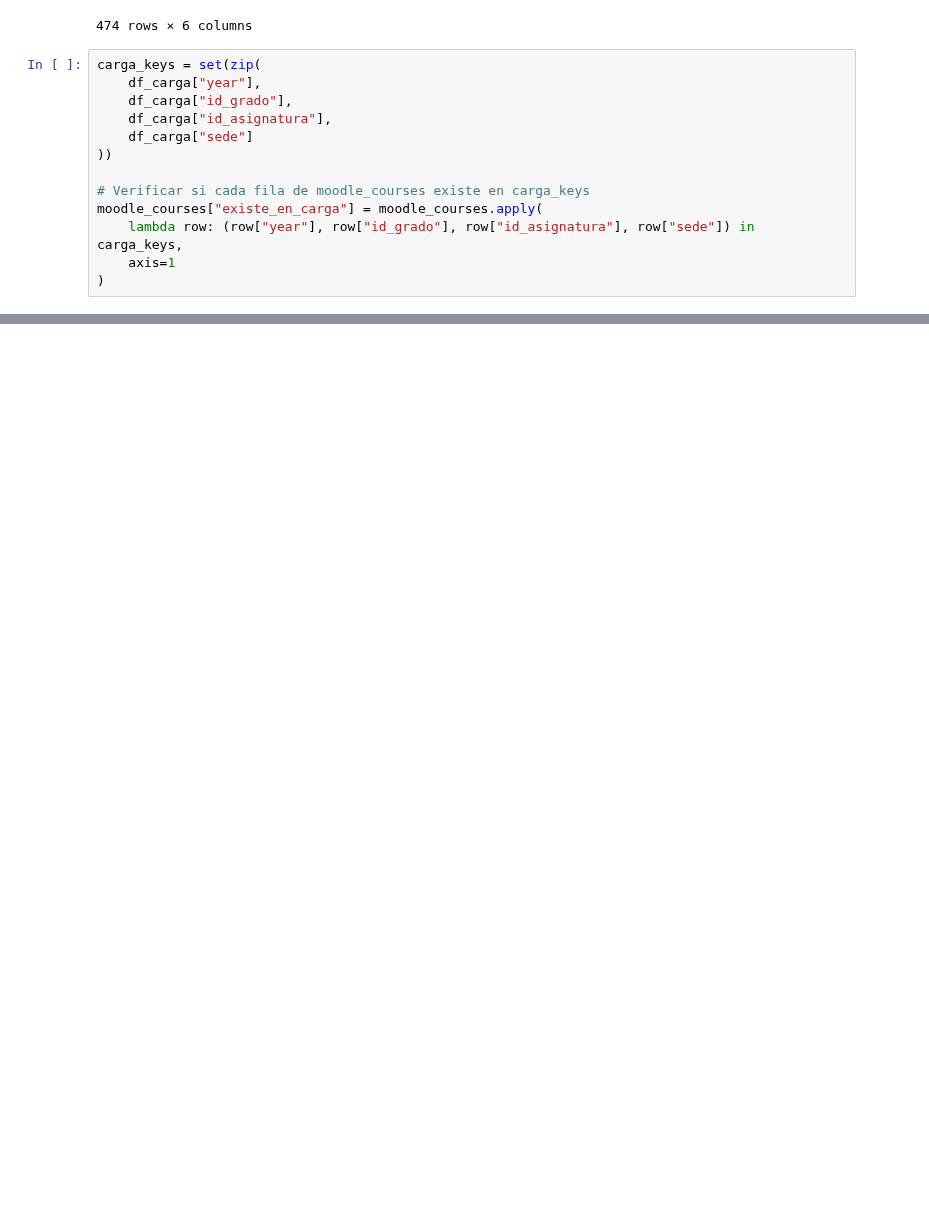
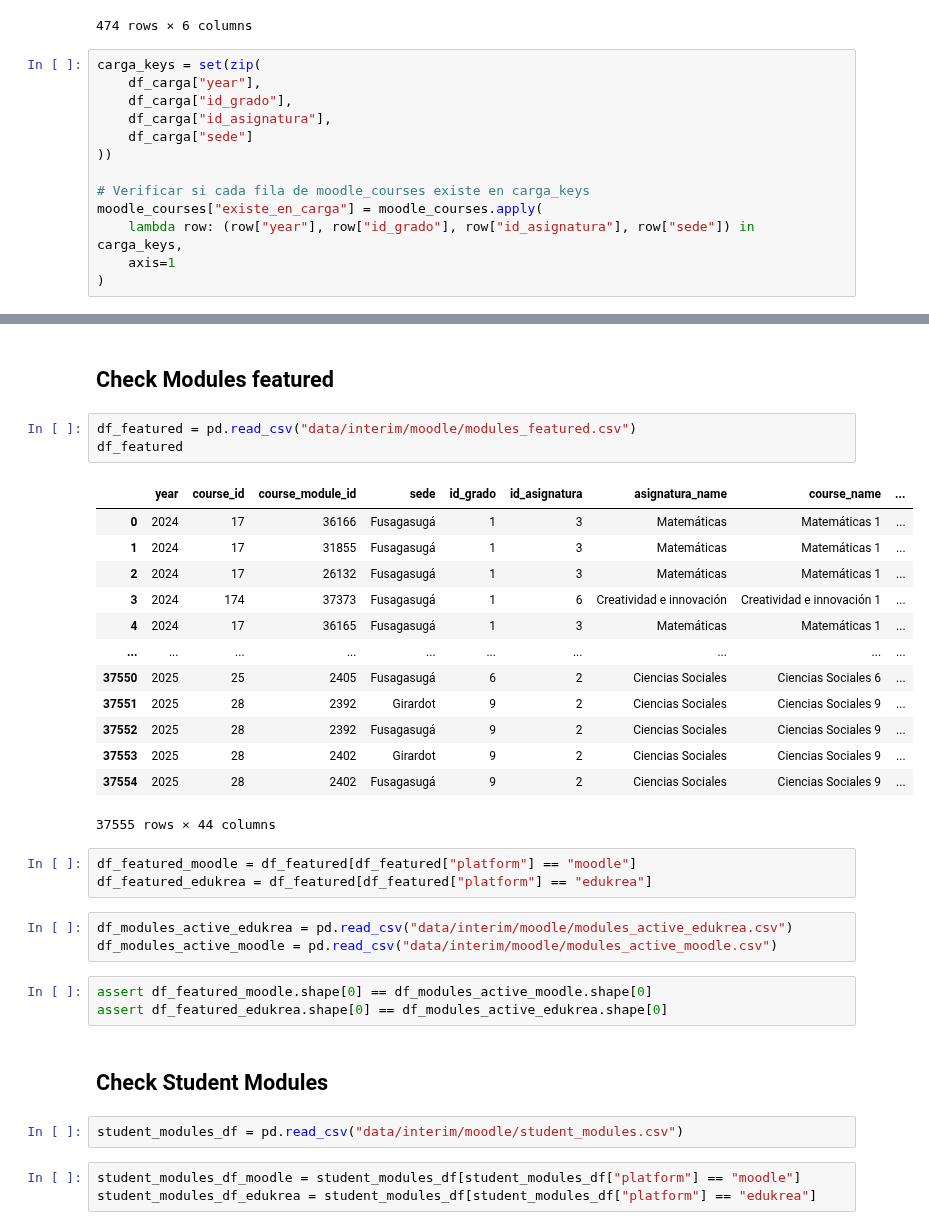
Before and after one commit to didi-gg/formar-innovar, a Jupyter notebook: notebooks/other/checker.ipynb, the cells around one changed output, grey strips where cells are left out. Drawn from its saved outputs; the diff is of its cells as text; blank space fills up the shorter version.

```diff
--- a/notebooks/other/checker.ipynb
+++ b/notebooks/other/checker.ipynb
@@ -644,0 +714,35 @@ no_encontrados
+# %% [markdown]
+## Check Modules featured
+# %%
+df_featured = pd.read_csv("data/interim/moodle/modules_featured.csv")
+df_featured
+# %% [output]
+|  | year | course_id | course_module_id | sede | id_grado | id_asignatura | asignatura_name | course_name | ... |
+| 0 | 2024 | 17 | 36166 | Fusagasugá | 1 | 3 | Matemáticas | Matemáticas 1 | ... |
+| 1 | 2024 | 17 | 31855 | Fusagasugá | 1 | 3 | Matemáticas | Matemáticas 1 | ... |
+| 2 | 2024 | 17 | 26132 | Fusagasugá | 1 | 3 | Matemáticas | Matemáticas 1 | ... |
+| 3 | 2024 | 174 | 37373 | Fusagasugá | 1 | 6 | Creatividad e innovación | Creatividad e innovación 1 | ... |
+| 4 | 2024 | 17 | 36165 | Fusagasugá | 1 | 3 | Matemáticas | Matemáticas 1 | ... |
+| ... | ... | ... | ... | ... | ... | ... | ... | ... | ... |
+| 37550 | 2025 | 25 | 2405 | Fusagasugá | 6 | 2 | Ciencias Sociales | Ciencias Sociales 6 | ... |
+| 37551 | 2025 | 28 | 2392 | Girardot | 9 | 2 | Ciencias Sociales | Ciencias Sociales 9 | ... |
+| 37552 | 2025 | 28 | 2392 | Fusagasugá | 9 | 2 | Ciencias Sociales | Ciencias Sociales 9 | ... |
+| 37553 | 2025 | 28 | 2402 | Girardot | 9 | 2 | Ciencias Sociales | Ciencias Sociales 9 | ... |
+| 37554 | 2025 | 28 | 2402 | Fusagasugá | 9 | 2 | Ciencias Sociales | Ciencias Sociales 9 | ... |
+37555 rows × 44 columns
+# %%
+df_featured_moodle = df_featured[df_featured["platform"] == "moodle"]
+df_featured_edukrea = df_featured[df_featured["platform"] == "edukrea"]
+# %%
+df_modules_active_edukrea = pd.read_csv("data/interim/moodle/modules_active_edukrea.csv")
+df_modules_active_moodle = pd.read_csv("data/interim/moodle/modules_active_moodle.csv")
+# %%
+assert df_featured_moodle.shape[0] == df_modules_active_moodle.shape[0]
+assert df_featured_edukrea.shape[0] == df_modules_active_edukrea.shape[0]
+# %% [markdown]
+## Check Student Modules
+# %%
+student_modules_df = pd.read_csv("data/interim/moodle/student_modules.csv")
+# %%
+student_modules_df_moodle = student_modules_df[student_modules_df["platform"] == "moodle"]
+student_modules_df_edukrea = student_modules_df[student_modules_df["platform"] == "edukrea"]
```
Also changed, not shown: parts of 38 cells of this notebook.
